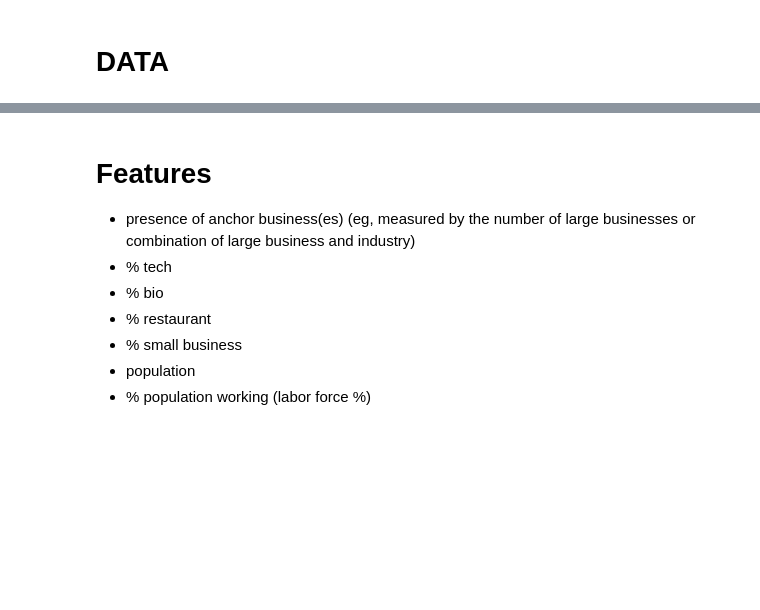
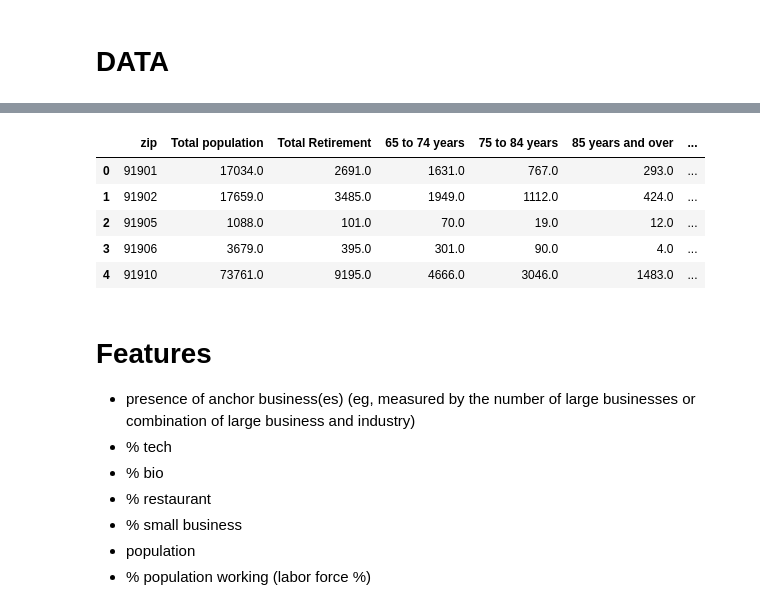
Before and after one commit to inno-apfel/DSC180A-Q1-Project, a Jupyter notebook: notebooks/development/feature_transformation.ipynb, the cells around one changed output, grey strips where cells are left out. Saved outputs shown, nothing was run; the diff lists cells and outputs as text; code cells hidden in the pictures; blank space fills up the shorter version.

```diff
--- a/notebooks/development/feature_transformation.ipynb
+++ b/notebooks/development/feature_transformation.ipynb
@@ -14,3 +50,14 @@ zbp_totals.head()
+# %%
+file_path = '../../src/data/temp/processed_retire_detail_data.csv'
+retire_data = pd.read_csv(file_path)
+retire_data.head()
+# %% [output]
+|  | zip | Total population | Total Retirement | 65 to 74 years | 75 to 84 years | 85 years and over | ... |
+| 0 | 91901 | 17034.0 | 2691.0 | 1631.0 | 767.0 | 293.0 | ... |
+| 1 | 91902 | 17659.0 | 3485.0 | 1949.0 | 1112.0 | 424.0 | ... |
+| 2 | 91905 | 1088.0 | 101.0 | 70.0 | 19.0 | 12.0 | ... |
+| 3 | 91906 | 3679.0 | 395.0 | 301.0 | 90.0 | 4.0 | ... |
+| 4 | 91910 | 73761.0 | 9195.0 | 4666.0 | 3046.0 | 1483.0 | ... |
 # %% [markdown]
 # Features
 
```
Also changed, not shown: parts of 7 cells of this notebook, 1 other file.
